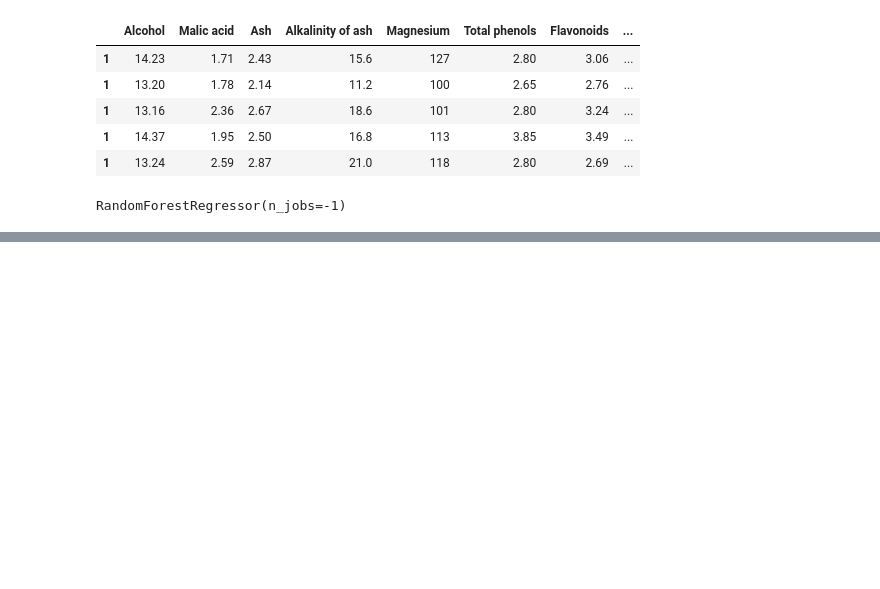
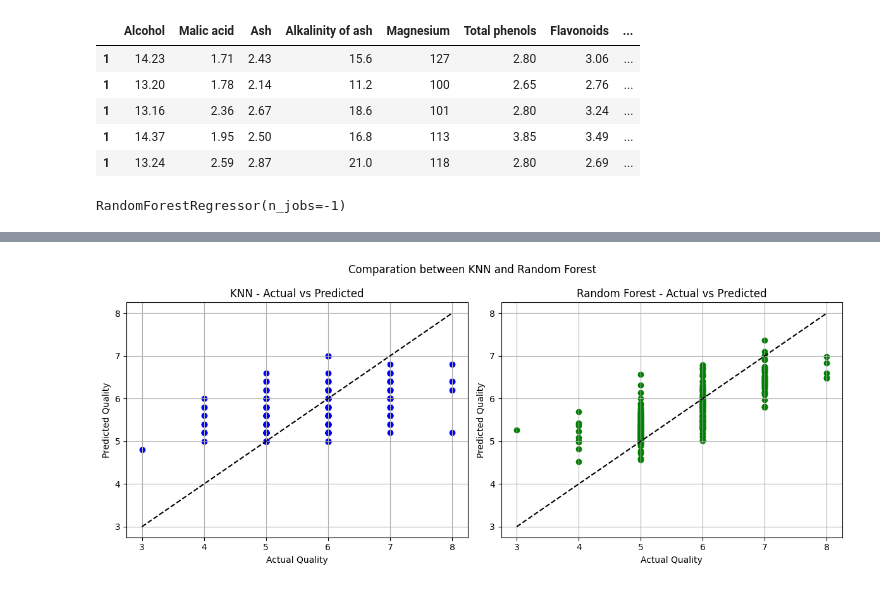
Before and after one commit to nicolas-trillo/Comp2006, a Jupyter notebook: book.ipynb, the cells around one changed output, grey strips where cells are left out. Cells and saved outputs as stored; diff of their text form; code cells hidden in the pictures; blank space fills up the shorter version.

```diff
--- a/book.ipynb
+++ b/book.ipynb
@@ -176,0 +312,29 @@ The RF Score on the White Wine Quality data set (0.9577) indicates a very strong
+# %%
+# Parte 7 - Compare Predictions with the graphic
+# Get the KNN and Random Forest side by side to check wich model is working better
+
+# KNN graphic
+plt.figure(figsize=(12, 5))
+plt.subplot(1, 2, 1)  # 1 line, 2 columns, position 1
+plt.scatter(y_test, y_pred_knn, color='blue')
+plt.plot([y_test.min(), y_test.max()], [y_test.min(), y_test.max()], 'k--')  # Line 45 degrees
+plt.xlabel('Actual Quality')
+plt.ylabel('Predicted Quality')
+plt.title('KNN - Actual vs Predicted')
+plt.grid(True)
+
+# Random Forest graphic
+plt.subplot(1, 2, 2)  # 1 line, 2 columns, position 2
+plt.scatter(y_test, y_pred_rf, color='green')
+plt.plot([y_test.min(), y_test.max()], [y_test.min(), y_test.max()], 'k--')  # Line 45 degrees
+plt.xlabel('Actual Quality')
+plt.ylabel('Predicted Quality')
+plt.title('Random Forest - Actual vs Predicted')
+plt.grid(True)
+
+# Show both graphics side by side
+plt.suptitle('Comparation between KNN and Random Forest')
+plt.tight_layout()
+plt.show()
+# %% [output]
+[figure, added]
```
Also changed, not shown: parts of 8 cells of this notebook.
